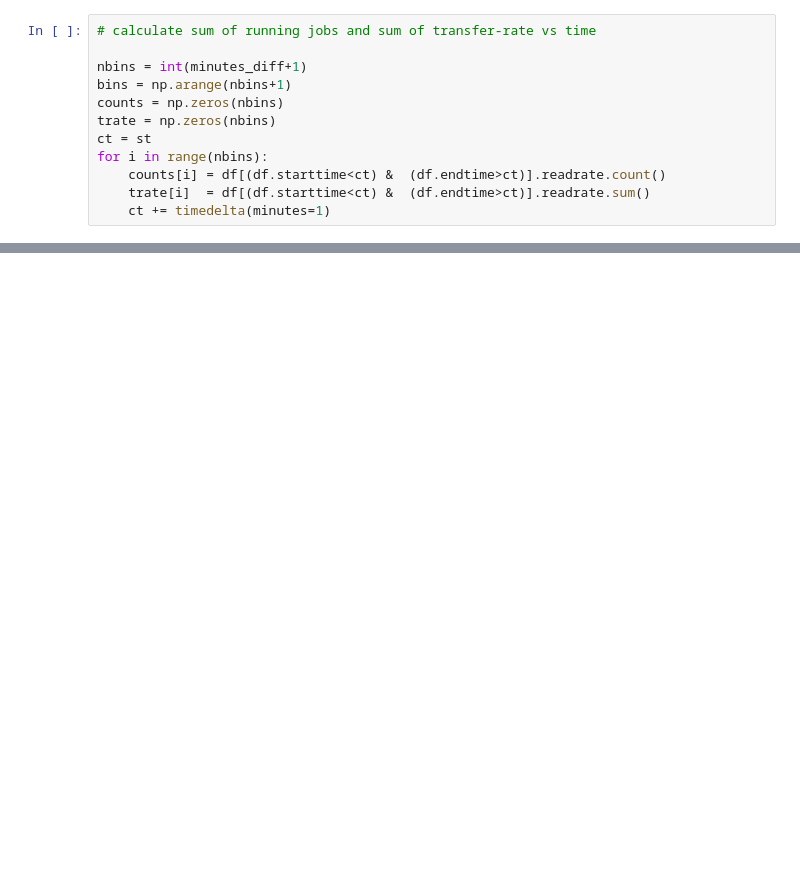
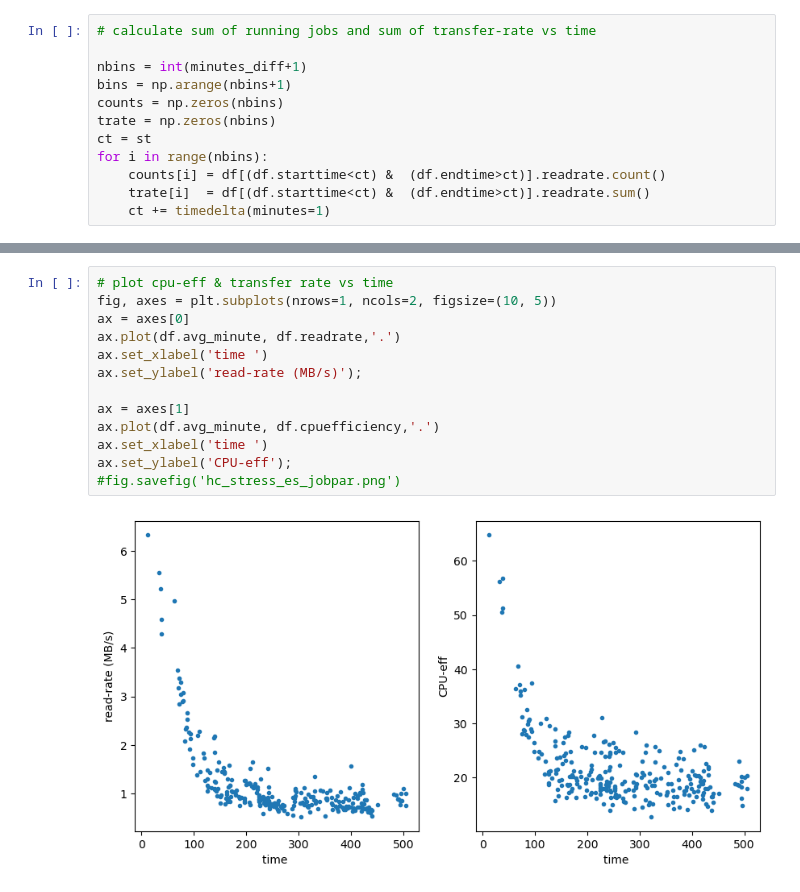
Before and after one commit to gdxd/hc_stress_test, a Jupyter notebook: AnalyzeBigpandalogs.ipynb, the cells around one changed output, grey strips where cells are left out. Drawn from its saved outputs; the diff is of its cells as text; blank space fills up the shorter version.

```diff
--- a/AnalyzeBigpandalogs.ipynb
+++ b/AnalyzeBigpandalogs.ipynb
@@ -98,0 +151,15 @@ fig.suptitle('HC stress test transfers from panda job par');
+# %%
+# plot cpu-eff & transfer rate vs time
+fig, axes = plt.subplots(nrows=1, ncols=2, figsize=(10, 5))
+ax = axes[0]
+ax.plot(df.avg_minute, df.readrate,'.')
+ax.set_xlabel('time ')
+ax.set_ylabel('read-rate (MB/s)');
+
+ax = axes[1]
+ax.plot(df.avg_minute, df.cpuefficiency,'.')
+ax.set_xlabel('time ')
+ax.set_ylabel('CPU-eff');
+#fig.savefig('hc_stress_es_jobpar.png')
+# %% [output]
+[figure, added]
```
Also changed, not shown: parts of 15 cells of this notebook.
